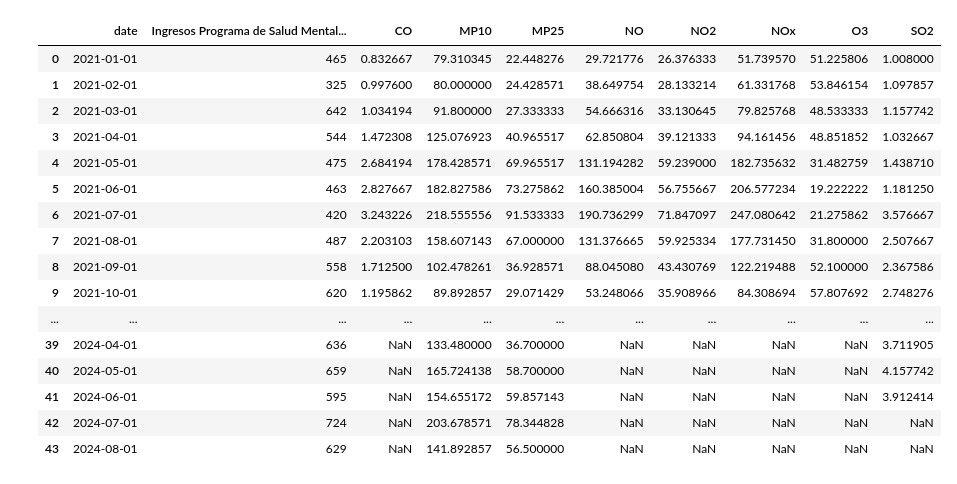
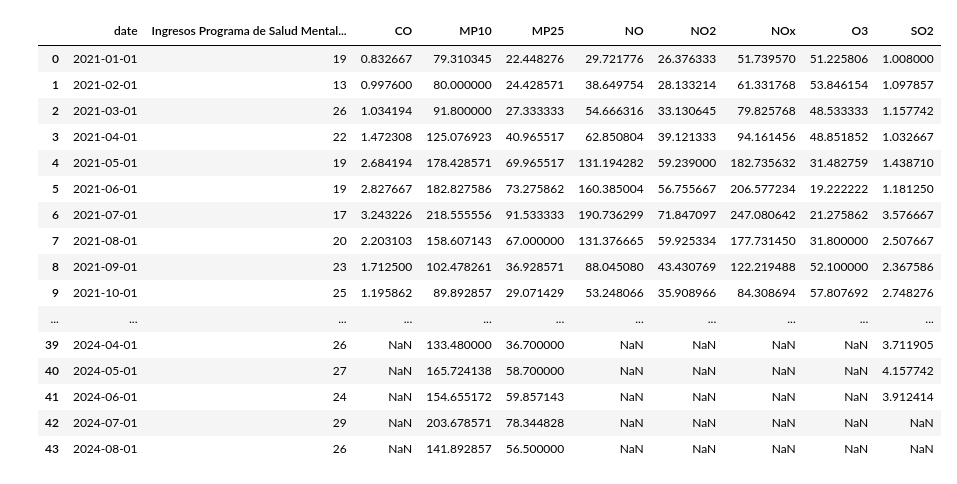
Before and after one commit to JPRosenberg/mental-health-exploration, a Jupyter notebook: air-vs-consultations.ipynb, the cells around one changed output. Drawn from its saved outputs; the diff is of its cells as text; code cells hidden in the pictures.

```diff
--- a/air-vs-consultations.ipynb
+++ b/air-vs-consultations.ipynb
@@ -15,4 +1,14 @@ cursor = conn.cursor()
 # %%
+import matplotlib.pyplot as plt
+import geopandas
+import pandas as pd
+import sqlite3
+from sklearn.preprocessing import StandardScaler, MinMaxScaler
+geopandas.options.io_engine = "pyogrio"
+
+conn = sqlite3.connect('db.sqlite3')
+cursor = conn.cursor()
+
 data = conn.execute("""
 with attendances_month as (
 select
@@ -52,49 +48,49 @@ select
     avg(case when contaminant = 'NOx' then concentration end)    as NOx,
     avg(case when contaminant = 'O3' then concentration end)     as O3,
     avg(case when contaminant = 'SO2' then concentration end)    as SO2
 from contaminant
 group by date, commune_id
 )
 select
     attendances_month.date as date,
-    attendances_month.value as value,
+    attendances_month.value * 10000 / commune.population as attendances_10k,
     aqi_month.CO as CO,
     aqi_month.MP10 as MP10,
     aqi_month.MP25 as MP25,
     aqi_month.NO as NO,
     aqi_month.NO2 as NO2,
     aqi_month.NOx as NOx,
     aqi_month.O3 as O3,
     aqi_month.SO2 as SO2
 from attendances_month
 join aqi_month on aqi_month.date = attendances_month.date and aqi_month.commune_id = attendances_month.commune_id
 join commune on commune.id = attendances_month.commune_id
 join report on report.id = attendances_month.report_id
 where commune.name = 'PENALOLEN'
   and report.description = 'Ingresos Programa de Salud Mental por mes y año'
 """).fetchall()
 # and attendances_month.date not in ('2020-01-01', '2020-02-01', '2020-03-01', '2020-04-01', '2020-05-01', '2020-06-01', '2020-07-01', '2020-08-01', '2020-09-01', '2020-10-01', '2020-11-01', '2020-12-01') -- remove 2020 because of covid
 
 data = pd.DataFrame(data, columns=['date', 'Ingresos Programa de Salud Mental por mes y año', 'CO', 'MP10', 'MP25', 'NO', 'NO2', 'NOx', 'O3', 'SO2'])
 
 data
 # %% [output]
 |  | date | Ingresos Programa de Salud Mental... | CO | MP10 | MP25 | NO | NO2 | NOx | O3 | SO2 |
-| 0 | 2021-01-01 | 465 | 0.832667 | 79.310345 | 22.448276 | 29.721776 | 26.376333 | 51.739570 | 51.225806 | 1.008000 |
-| 1 | 2021-02-01 | 325 | 0.997600 | 80.000000 | 24.428571 | 38.649754 | 28.133214 | 61.331768 | 53.846154 | 1.097857 |
-| 2 | 2021-03-01 | 642 | 1.034194 | 91.800000 | 27.333333 | 54.666316 | 33.130645 | 79.825768 | 48.533333 | 1.157742 |
-| 3 | 2021-04-01 | 544 | 1.472308 | 125.076923 | 40.965517 | 62.850804 | 39.121333 | 94.161456 | 48.851852 | 1.032667 |
-| 4 | 2021-05-01 | 475 | 2.684194 | 178.428571 | 69.965517 | 131.194282 | 59.239000 | 182.735632 | 31.482759 | 1.438710 |
-| 5 | 2021-06-01 | 463 | 2.827667 | 182.827586 | 73.275862 | 160.385004 | 56.755667 | 206.577234 | 19.222222 | 1.181250 |
-| 6 | 2021-07-01 | 420 | 3.243226 | 218.555556 | 91.533333 | 190.736299 | 71.847097 | 247.080642 | 21.275862 | 3.576667 |
-| 7 | 2021-08-01 | 487 | 2.203103 | 158.607143 | 67.000000 | 131.376665 | 59.925334 | 177.731450 | 31.800000 | 2.507667 |
-| 8 | 2021-09-01 | 558 | 1.712500 | 102.478261 | 36.928571 | 88.045080 | 43.430769 | 122.219488 | 52.100000 | 2.367586 |
-| 9 | 2021-10-01 | 620 | 1.195862 | 89.892857 | 29.071429 | 53.248066 | 35.908966 | 84.308694 | 57.807692 | 2.748276 |
+| 0 | 2021-01-01 | 19 | 0.832667 | 79.310345 | 22.448276 | 29.721776 | 26.376333 | 51.739570 | 51.225806 | 1.008000 |
+| 1 | 2021-02-01 | 13 | 0.997600 | 80.000000 | 24.428571 | 38.649754 | 28.133214 | 61.331768 | 53.846154 | 1.097857 |
+| 2 | 2021-03-01 | 26 | 1.034194 | 91.800000 | 27.333333 | 54.666316 | 33.130645 | 79.825768 | 48.533333 | 1.157742 |
+| 3 | 2021-04-01 | 22 | 1.472308 | 125.076923 | 40.965517 | 62.850804 | 39.121333 | 94.161456 | 48.851852 | 1.032667 |
+| 4 | 2021-05-01 | 19 | 2.684194 | 178.428571 | 69.965517 | 131.194282 | 59.239000 | 182.735632 | 31.482759 | 1.438710 |
+| 5 | 2021-06-01 | 19 | 2.827667 | 182.827586 | 73.275862 | 160.385004 | 56.755667 | 206.577234 | 19.222222 | 1.181250 |
+| 6 | 2021-07-01 | 17 | 3.243226 | 218.555556 | 91.533333 | 190.736299 | 71.847097 | 247.080642 | 21.275862 | 3.576667 |
+| 7 | 2021-08-01 | 20 | 2.203103 | 158.607143 | 67.000000 | 131.376665 | 59.925334 | 177.731450 | 31.800000 | 2.507667 |
+| 8 | 2021-09-01 | 23 | 1.712500 | 102.478261 | 36.928571 | 88.045080 | 43.430769 | 122.219488 | 52.100000 | 2.367586 |
+| 9 | 2021-10-01 | 25 | 1.195862 | 89.892857 | 29.071429 | 53.248066 | 35.908966 | 84.308694 | 57.807692 | 2.748276 |
 | ... | ... | ... | ... | ... | ... | ... | ... | ... | ... | ... |
-| 39 | 2024-04-01 | 636 | NaN | 133.480000 | 36.700000 | NaN | NaN | NaN | NaN | 3.711905 |
-| 40 | 2024-05-01 | 659 | NaN | 165.724138 | 58.700000 | NaN | NaN | NaN | NaN | 4.157742 |
-| 41 | 2024-06-01 | 595 | NaN | 154.655172 | 59.857143 | NaN | NaN | NaN | NaN | 3.912414 |
-| 42 | 2024-07-01 | 724 | NaN | 203.678571 | 78.344828 | NaN | NaN | NaN | NaN | NaN |
-| 43 | 2024-08-01 | 629 | NaN | 141.892857 | 56.500000 | NaN | NaN | NaN | NaN | NaN |
+| 39 | 2024-04-01 | 26 | NaN | 133.480000 | 36.700000 | NaN | NaN | NaN | NaN | 3.711905 |
+| 40 | 2024-05-01 | 27 | NaN | 165.724138 | 58.700000 | NaN | NaN | NaN | NaN | 4.157742 |
+| 41 | 2024-06-01 | 24 | NaN | 154.655172 | 59.857143 | NaN | NaN | NaN | NaN | 3.912414 |
+| 42 | 2024-07-01 | 29 | NaN | 203.678571 | 78.344828 | NaN | NaN | NaN | NaN | NaN |
+| 43 | 2024-08-01 | 26 | NaN | 141.892857 | 56.500000 | NaN | NaN | NaN | NaN | NaN |
 # %%
 # graph contaminants
```
Also changed, not shown: parts of 7 cells of this notebook, 11 other files.
